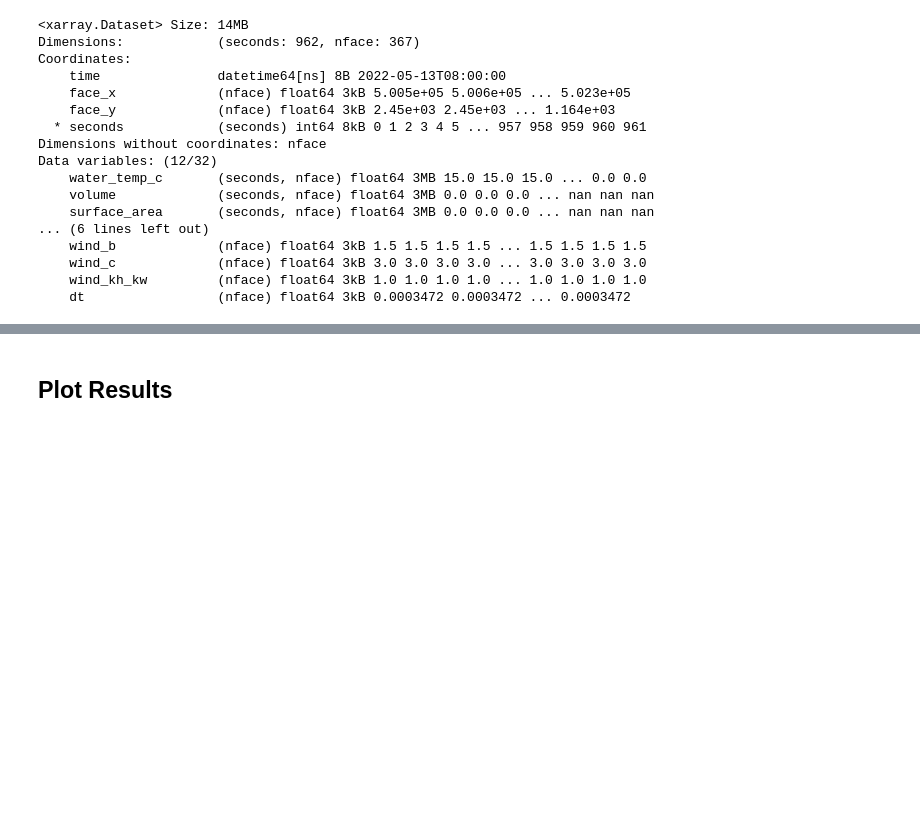
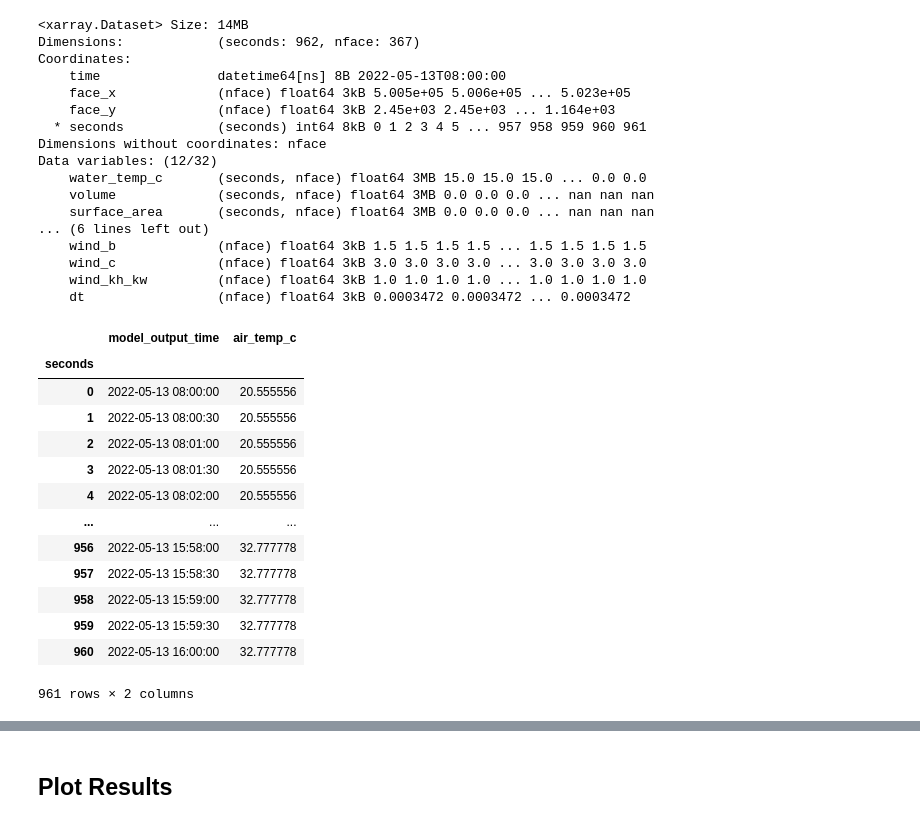
Before and after one commit to EcohydrologyTeam/ClearWater-riverine, a Jupyter notebook: examples/02_coupling_riverine_modules_tsm_CompareTo_v2.ipynb, the cells around one changed output, grey strips where cells are left out. Drawn from its saved outputs; the diff is of its cells as text; code cells hidden in the pictures; blank space fills up the shorter version.

Commit message:
creating csv files for airTemp and qSolar as they were interpolated for v1 of model

```diff
--- a/examples/02_coupling_riverine_modules_tsm_CompareTo_v2.ipynb
+++ b/examples/02_coupling_riverine_modules_tsm_CompareTo_v2.ipynb
@@ -442,3 +442,33 @@ Data variables: (12/32)
     wind_c             (nface) float64 3kB 3.0 3.0 3.0 3.0 ... 3.0 3.0 3.0 3.0
     wind_kh_kw         (nface) float64 3kB 1.0 1.0 1.0 1.0 ... 1.0 1.0 1.0 1.0
     dt                 (nface) float64 3kB 0.0003472 0.0003472 ... 0.0003472
+# %%
+airTemp_df = reaction_model.dataset['air_temp_c'].isel(nface=0).to_dataframe()
+
+airTemp_df['total_seconds'] = airTemp_df.index * 30  # convert from timestep index to total seconds (30 second timesteps)
+
+airTemp_df['model_output_time'] = airTemp_df['time'] + pd.to_timedelta(airTemp_df.total_seconds, unit='s')
+
+airTemp_df_B = airTemp_df[['model_output_time', 'air_temp_c']]
+
+airTemp_df_C = airTemp_df_B.iloc[:-1]
+
+airTemp_csv_savePath = Path(r'D:\Clearwater\ClearWater-riverine\examples\data_temp\sumwere_creek_coarse_p48\model_output_v1_asPrevPresented\airTemp_v1_interp.csv')
+airTemp_df_C.to_csv(airTemp_csv_savePath, index=False)
+
+airTemp_df_C
+# %% [output]
+|  | model_output_time | air_temp_c |
+| seconds |  |  |
+| 0 | 2022-05-13 08:00:00 | 20.555556 |
+| 1 | 2022-05-13 08:00:30 | 20.555556 |
+| 2 | 2022-05-13 08:01:00 | 20.555556 |
+| 3 | 2022-05-13 08:01:30 | 20.555556 |
+| 4 | 2022-05-13 08:02:00 | 20.555556 |
+| ... | ... | ... |
+| 956 | 2022-05-13 15:58:00 | 32.777778 |
+| 957 | 2022-05-13 15:58:30 | 32.777778 |
+| 958 | 2022-05-13 15:59:00 | 32.777778 |
+| 959 | 2022-05-13 15:59:30 | 32.777778 |
+| 960 | 2022-05-13 16:00:00 | 32.777778 |
+961 rows × 2 columns
```
Also changed, not shown: parts of 13 cells of this notebook.
